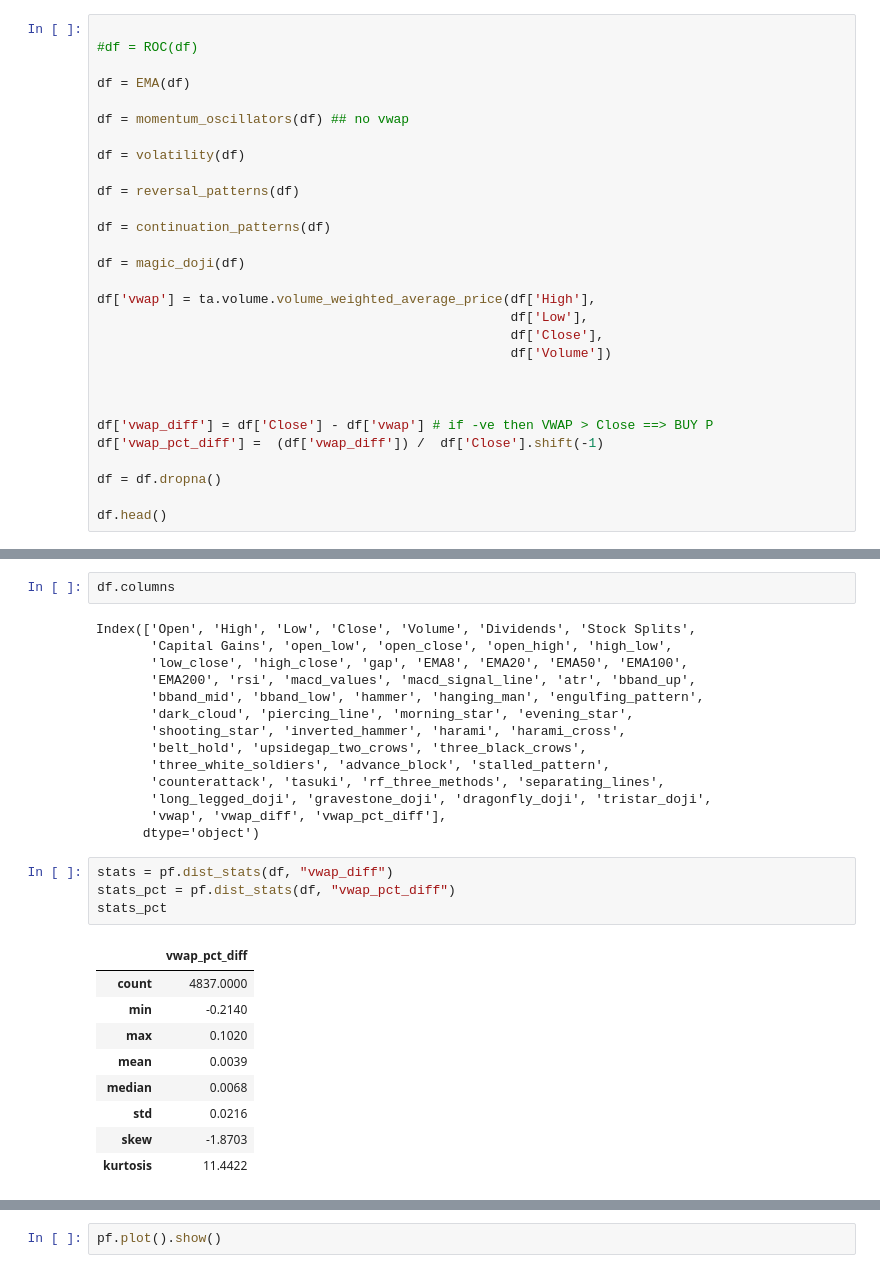
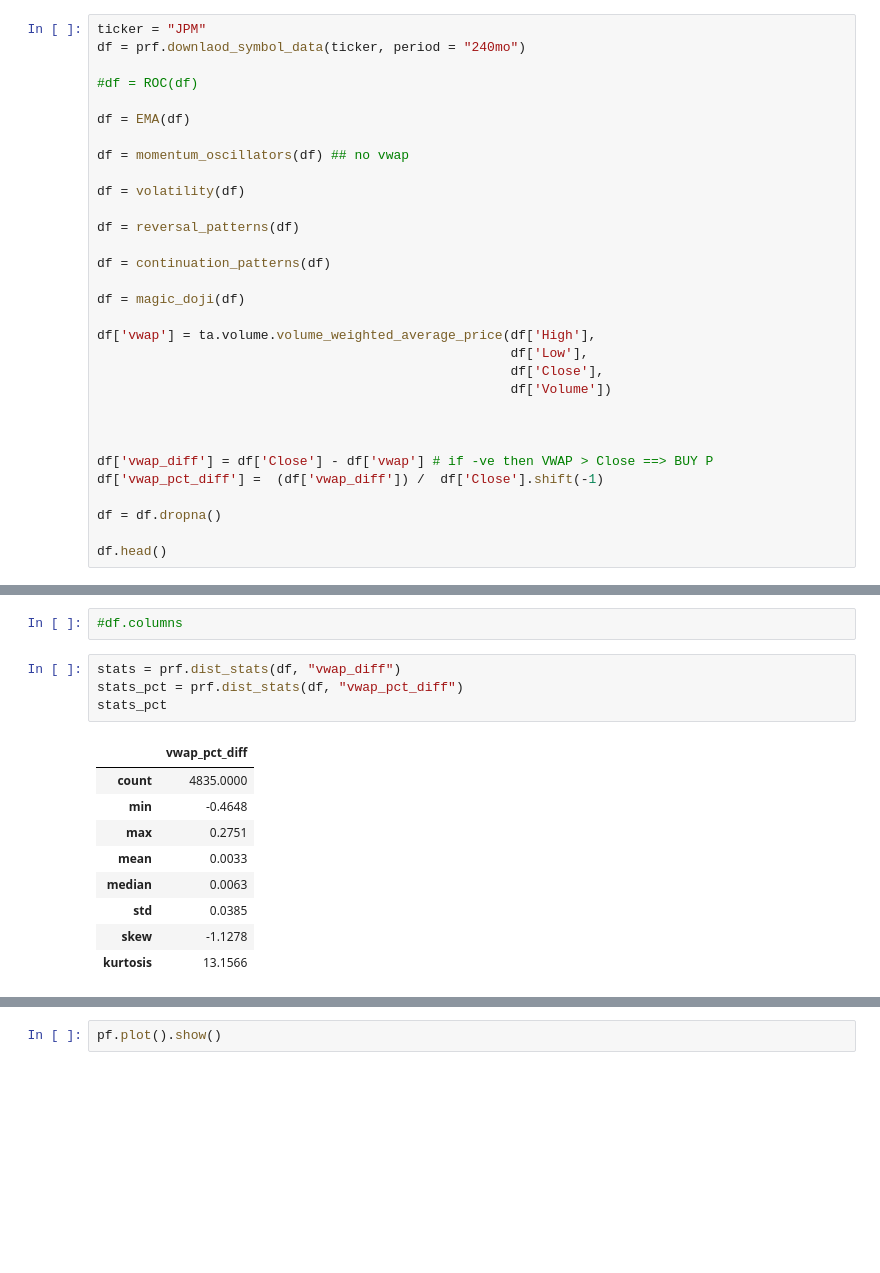
Before and after one commit to jessie-blue/ATS_Development, a Jupyter notebook: Strat_4/vwap.ipynb, the cells around one changed output, grey strips where cells are left out. Saved outputs shown, nothing was run; the diff lists cells and outputs as text; blank space fills up the shorter version.

```diff
--- a/Strat_4/vwap.ipynb
+++ b/Strat_4/vwap.ipynb
@@ -30,4 +34,6 @@ df.head()
 # %%
+ticker = "JPM"
+df = prf.downlaod_symbol_data(ticker, period = "240mo")
 
 #df = ROC(df)
 
@@ -68,30 +74,16 @@ df.head()
-# %%
-df.columns
-# %% [output]
-Index(['Open', 'High', 'Low', 'Close', 'Volume', 'Dividends', 'Stock Splits',
-       'Capital Gains', 'open_low', 'open_close', 'open_high', 'high_low',
-       'low_close', 'high_close', 'gap', 'EMA8', 'EMA20', 'EMA50', 'EMA100',
-       'EMA200', 'rsi', 'macd_values', 'macd_signal_line', 'atr', 'bband_up',
-       'bband_mid', 'bband_low', 'hammer', 'hanging_man', 'engulfing_pattern',
-       'dark_cloud', 'piercing_line', 'morning_star', 'evening_star',
-       'shooting_star', 'inverted_hammer', 'harami', 'harami_cross',
-       'belt_hold', 'upsidegap_two_crows', 'three_black_crows',
-       'three_white_soldiers', 'advance_block', 'stalled_pattern',
-       'counterattack', 'tasuki', 'rf_three_methods', 'separating_lines',
-       'long_legged_doji', 'gravestone_doji', 'dragonfly_doji', 'tristar_doji',
-       'vwap', 'vwap_diff', 'vwap_pct_diff'],
-      dtype='object')
+# %%
+#df.columns
 # %%
-stats = pf.dist_stats(df, "vwap_diff")
-stats_pct = pf.dist_stats(df, "vwap_pct_diff")
+stats = prf.dist_stats(df, "vwap_diff")
+stats_pct = prf.dist_stats(df, "vwap_pct_diff")
 stats_pct
 # %% [output]
 |  | vwap_pct_diff |
-| count | 4837.0000 |
-| min | -0.2140 |
-| max | 0.1020 |
-| mean | 0.0039 |
-| median | 0.0068 |
-| std | 0.0216 |
-| skew | -1.8703 |
-| kurtosis | 11.4422 |
+| count | 4835.0000 |
+| min | -0.4648 |
+| max | 0.2751 |
+| mean | 0.0033 |
+| median | 0.0063 |
+| std | 0.0385 |
+| skew | -1.1278 |
+| kurtosis | 13.1566 |
```
Also changed, not shown: parts of 13 cells of this notebook, 36 other files.
